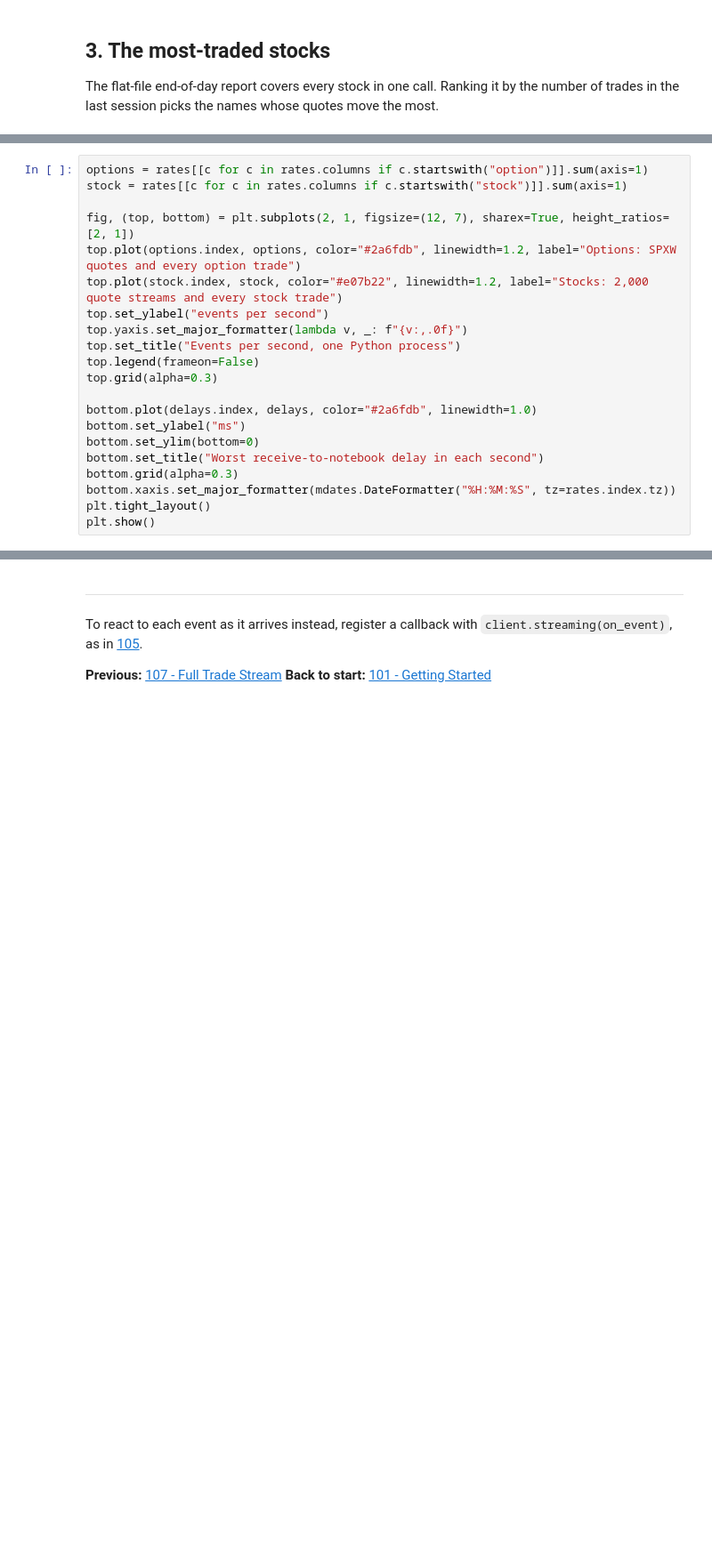
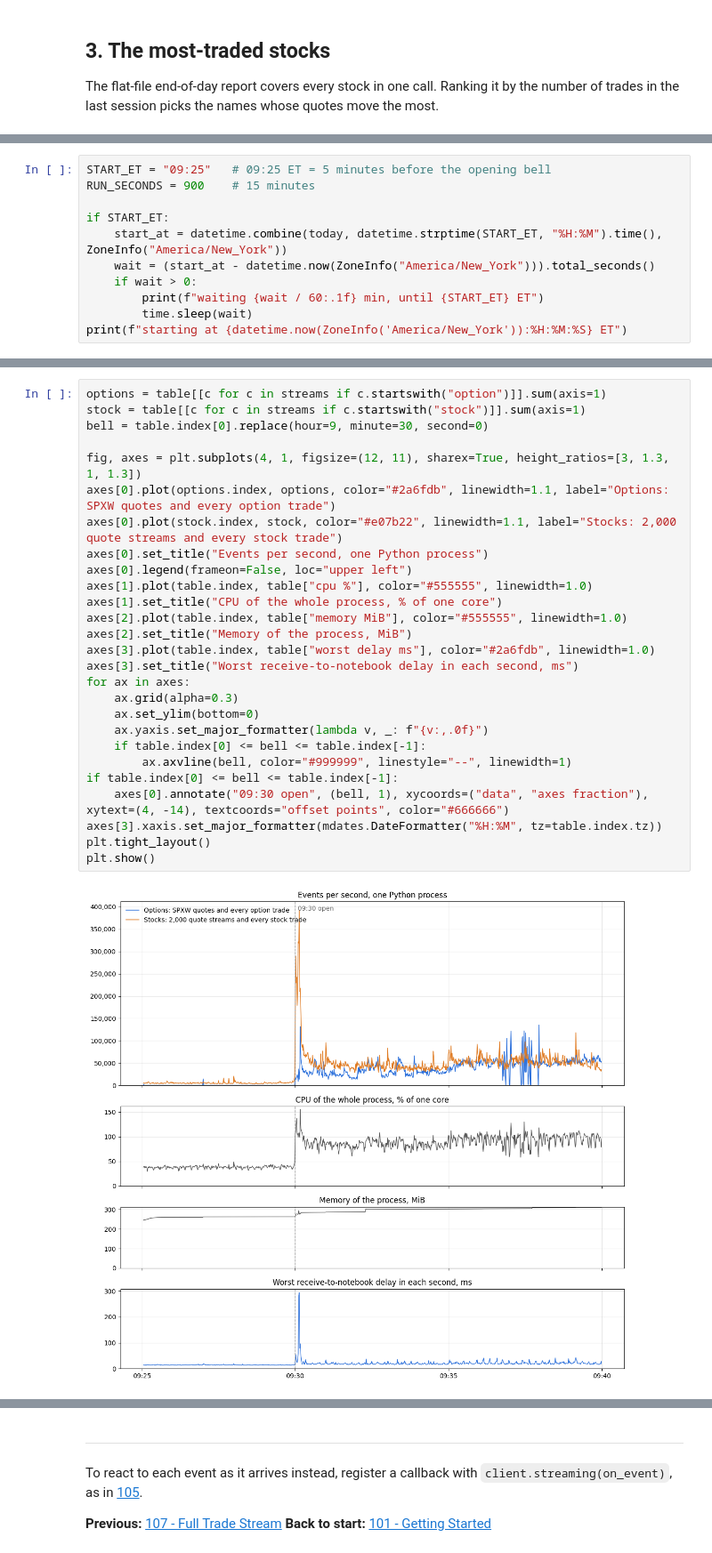
Before and after one commit to userFRM/ThetaDataDx, a Jupyter notebook: notebooks/108_full_chain_stream.ipynb, the cells around one changed output, grey strips where cells are left out. Shown at 89% size. Cells and saved outputs as stored; diff of their text form; blank space fills up the shorter version.

```diff
--- a/notebooks/108_full_chain_stream.ipynb
+++ b/notebooks/108_full_chain_stream.ipynb
@@ -96,0 +132,11 @@ print(f"{len(subscriptions):,} subscriptions")
+# %%
+START_ET = "09:25"   # 09:25 ET = 5 minutes before the opening bell
+RUN_SECONDS = 900    # 15 minutes
+
+if START_ET:
+    start_at = datetime.combine(today, datetime.strptime(START_ET, "%H:%M").time(), ZoneInfo("America/New_York"))
+    wait = (start_at - datetime.now(ZoneInfo("America/New_York"))).total_seconds()
+    if wait > 0:
+        print(f"waiting {wait / 60:.1f} min, until {START_ET} ET")
+        time.sleep(wait)
+print(f"starting at {datetime.now(ZoneInfo('America/New_York')):%H:%M:%S} ET")
@@ -174,21 +304,29 @@ print(f"dropped events             {dropped:,}")
 # %%
-options = rates[[c for c in rates.columns if c.startswith("option")]].sum(axis=1)
-stock = rates[[c for c in rates.columns if c.startswith("stock")]].sum(axis=1)
+options = table[[c for c in streams if c.startswith("option")]].sum(axis=1)
+stock = table[[c for c in streams if c.startswith("stock")]].sum(axis=1)
+bell = table.index[0].replace(hour=9, minute=30, second=0)
 
-fig, (top, bottom) = plt.subplots(2, 1, figsize=(12, 7), sharex=True, height_ratios=[2, 1])
-top.plot(options.index, options, color="#2a6fdb", linewidth=1.2, label="Options: SPXW quotes and every option trade")
-top.plot(stock.index, stock, color="#e07b22", linewidth=1.2, label="Stocks: 2,000 quote streams and every stock trade")
-top.set_ylabel("events per second")
-top.yaxis.set_major_formatter(lambda v, _: f"{v:,.0f}")
-top.set_title("Events per second, one Python process")
-top.legend(frameon=False)
-top.grid(alpha=0.3)
-
-bottom.plot(delays.index, delays, color="#2a6fdb", linewidth=1.0)
-bottom.set_ylabel("ms")
-bottom.set_ylim(bottom=0)
-bottom.set_title("Worst receive-to-notebook delay in each second")
-bottom.grid(alpha=0.3)
-bottom.xaxis.set_major_formatter(mdates.DateFormatter("%H:%M:%S", tz=rates.index.tz))
+fig, axes = plt.subplots(4, 1, figsize=(12, 11), sharex=True, height_ratios=[3, 1.3, 1, 1.3])
+axes[0].plot(options.index, options, color="#2a6fdb", linewidth=1.1, label="Options: SPXW quotes and every option trade")
+axes[0].plot(stock.index, stock, color="#e07b22", linewidth=1.1, label="Stocks: 2,000 quote streams and every stock trade")
+axes[0].set_title("Events per second, one Python process")
+axes[0].legend(frameon=False, loc="upper left")
+axes[1].plot(table.index, table["cpu %"], color="#555555", linewidth=1.0)
+axes[1].set_title("CPU of the whole process, % of one core")
+axes[2].plot(table.index, table["memory MiB"], color="#555555", linewidth=1.0)
+axes[2].set_title("Memory of the process, MiB")
+axes[3].plot(table.index, table["worst delay ms"], color="#2a6fdb", linewidth=1.0)
+axes[3].set_title("Worst receive-to-notebook delay in each second, ms")
+for ax in axes:
+    ax.grid(alpha=0.3)
+    ax.set_ylim(bottom=0)
+    ax.yaxis.set_major_formatter(lambda v, _: f"{v:,.0f}")
+    if table.index[0] <= bell <= table.index[-1]:
+        ax.axvline(bell, color="#999999", linestyle="--", linewidth=1)
+if table.index[0] <= bell <= table.index[-1]:
+    axes[0].annotate("09:30 open", (bell, 1), xycoords=("data", "axes fraction"), xytext=(4, -14), textcoords="offset points", color="#666666")
+axes[3].xaxis.set_major_formatter(mdates.DateFormatter("%H:%M", tz=table.index.tz))
 plt.tight_layout()
 plt.show()
+# %% [output]
+[figure, added]
```
Also changed, not shown: parts of 16 cells of this notebook, 1 other file.
